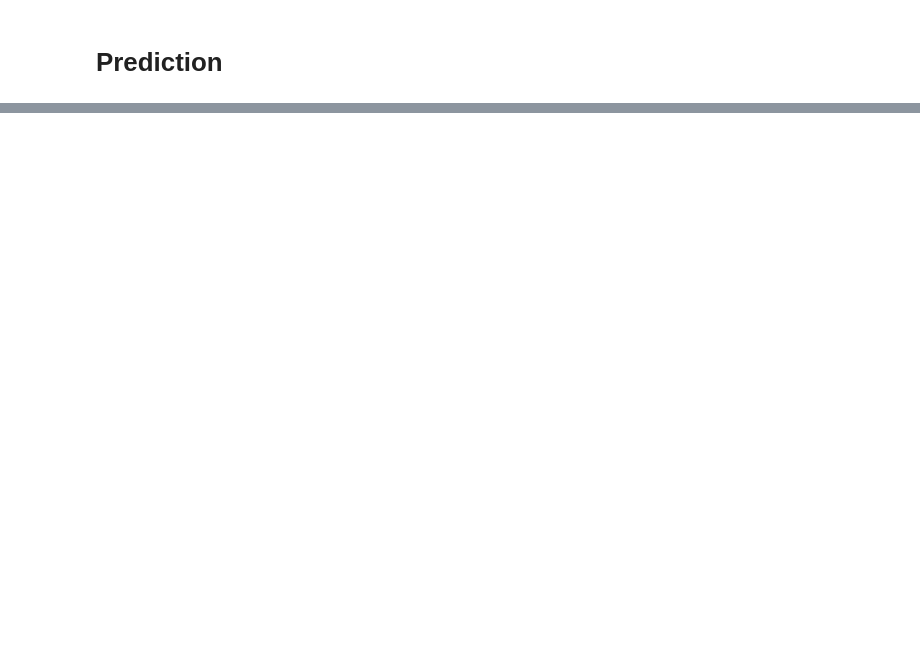
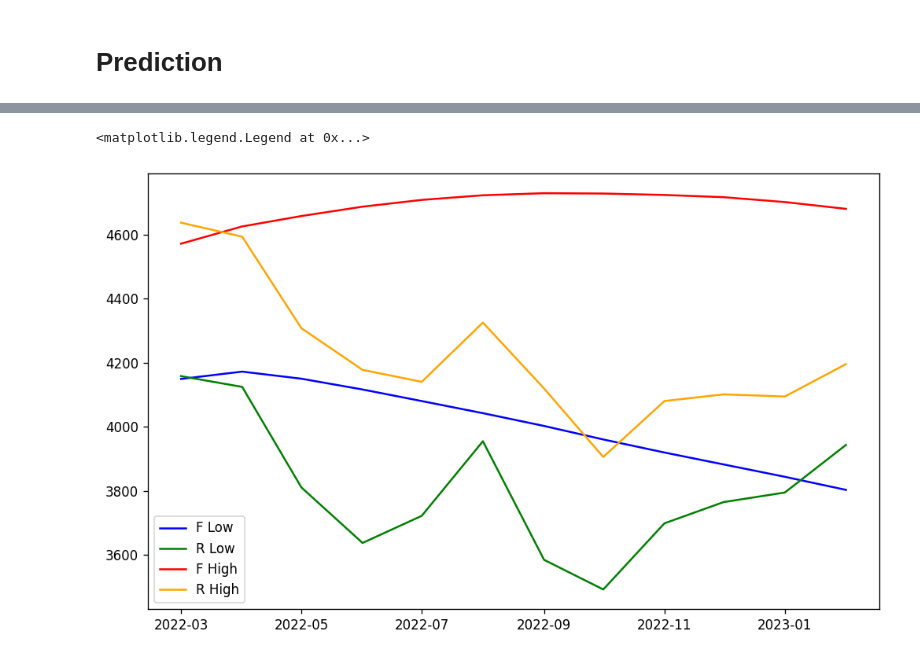
Before and after one commit to jtbandurski/WEC2023, a Jupyter notebook: VARMAX.ipynb, the cells around one changed output, grey strips where cells are left out. Saved outputs shown, nothing was run; the diff lists cells and outputs as text; code cells hidden in the pictures; blank space fills up the shorter version.

```diff
--- a/VARMAX.ipynb
+++ b/VARMAX.ipynb
@@ -559,8 +559,8 @@ varmax_comparison.sort_values(by=['BIC']).head()
 # %% [markdown]
 Basing on AIC we choose p=2 and q=3
 # %%
-mod = sm.tsa.VARMAX(endog=monthly_M2_SP[['Low_diff1','lnHigh_diff1']],\
-                                        exog=monthly_M2_SP['lnM2NS_diff1'],
+mod = sm.tsa.VARMAX(endog=monthly_M2_SP[['Low_diff1','lnHigh_diff1']][:-12],\
+                                        exog=monthly_M2_SP['lnM2NS_diff1'][:-12],
                                         trend='n',
                                         order=(2,3))
 
@@ -587,2 +609,7 @@ Warnings:
 # %% [markdown]
 # Prediction
+# %%
+frcst = results.forecast(steps=12, exog=monthly_M2_SP['lnM2NS_diff1'][-12:])
+frcst['Low'] = monthly_M2_SP['Low'][-13] + np.cumsum(frcst['Low_diff1'])
+frcst['High'] = np.exp(monthly_M2_SP["lnHigh"][-13] + np.cumsum(frcst['lnHigh_diff1']))
+frcst
@@ -588,0 +630,10 @@ Warnings:
+# %%
+fig, ax = plt.subplots()
+ax.plot(frcst['Low'], "b", label="F Low")
+ax.plot(monthly_M2_SP['Low'][-12:], "g", label="R Low")
+ax.plot(frcst['High'], "r", label="F High")
+ax.plot(monthly_M2_SP['High'][-12:], "orange", label="R High")
+ax.legend(loc="best")
+# %% [output]
+<matplotlib.legend.Legend at 0x...>
+[figure, added]
```
Also changed, not shown: parts of 7 cells of this notebook, 4 other files.
